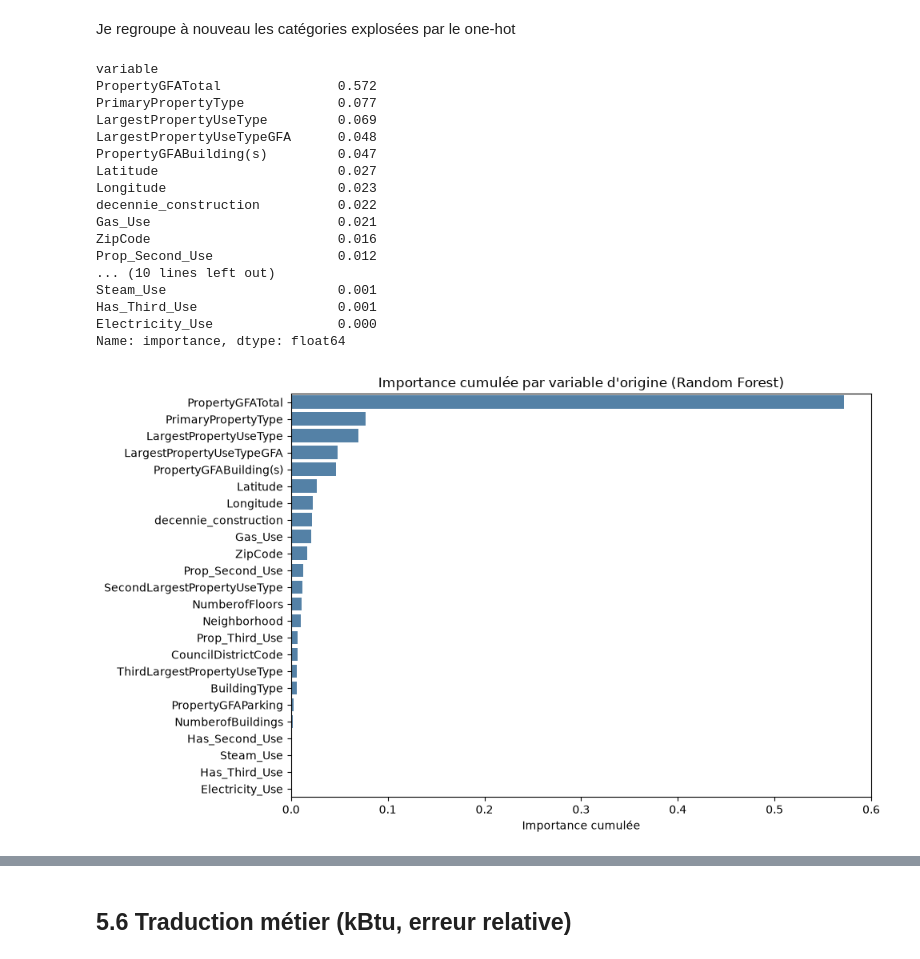
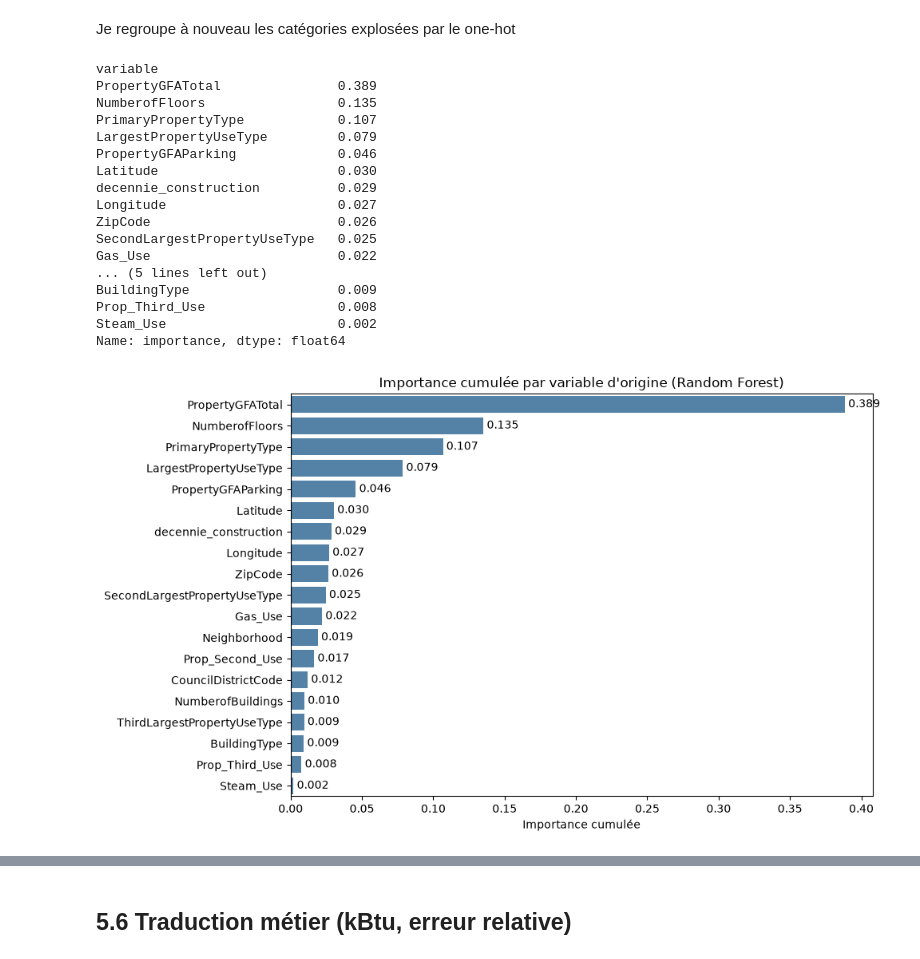
Before and after one commit to youdontknowmu/Projet3, a Jupyter notebook: P3_template_modelistation_supervisee_data_scientist.ipynb, the cells around one changed output, grey strips where cells are left out. Cells and saved outputs as stored; diff of their text form; code cells hidden in the pictures.

```diff
--- a/P3_template_modelistation_supervisee_data_scientist.ipynb
+++ b/P3_template_modelistation_supervisee_data_scientist.ipynb
@@ -1502,24 +1703,28 @@ Je lance donc une grille plus large, en élargissant chaque hyperparamètre auto
 # %% [markdown]
 ## 5.2 GridSearch élargie sur RF
 # %%
-# Grille élargie, en poussant plus loin dans les deux directions identifiées
+"""GridSearch élargie sur le pipeline Random Forest (4 hyperparamètres)"""
 grille_elargie = {
-    "n_estimators": [100, 200, 300],
-    "max_depth": [5, 10, 15, 20, None],
-    "min_samples_leaf": [1, 2, 5, 10],
+    "modele__n_estimators": [100, 300],
+    "modele__max_depth": [10, 20, None],
+    "modele__min_samples_leaf": [1, 2, 5],
+    # Part des features examinées à chaque découpage : 1.0 = toutes (défaut), "sqrt" = racine carrée du nombre
+    # -> moins de features par découpage = arbres plus variés = souvent moins de sur-apprentissage
+    "modele__max_features": [1.0, 0.5, 0.3, "sqrt"],
 }
-# 3 x 5 x 4 = 60 combinaisons x 5 folds = 300 entraînements -> attends-toi à plusieurs minutes
+# 2 x 3 x 3 x 4 = 72 combinaisons x 5 plis = 360 entraînements -> quelques minutes
 
 grid_search_rf = GridSearchCV(
-    RandomForestRegressor(random_state=42),
+    creer_pipeline(RandomForestRegressor(random_state=42)),
     param_grid=grille_elargie,
     cv=5,
     scoring="r2",
     n_jobs=-1,
+    return_train_score=True,   # pour pouvoir mesurer le sur-apprentissage de chaque combinaison
 )
 
-grid_search_rf.fit(X_train_prepared, y_train_log)
+grid_search_rf.fit(X_train, y_train_log)
 
 print(f"Meilleurs paramètres : {grid_search_rf.best_params_}")
-print(f"Meilleur score (r2, validation croisée) : {grid_search_rf.best_score_:.3f}")
+print(f"Meilleur score (R2, validation croisée) : {grid_search_rf.best_score_:.3f}")
 # %% [output]
@@ -1646,0 +1834,15 @@ Nombre de noms récupérés : 143
+# %%
+"""Feature importance du Random Forest optimisé"""
+# named_steps["..."] : accès à une étape du pipeline par son nom (défini dans creer_pipeline)
+# - noms des colonnes : produits par l'étape "preprocessing" (One-Hot + scaler)
+# - importances : calculées par l'étape "modele" (le Random Forest)
+noms_colonnes = meilleur_rf.named_steps["preprocessing"].get_feature_names_out()
+importances_rf = meilleur_rf.named_steps["modele"].feature_importances_
+
+importances = pd.DataFrame({
+    "feature": noms_colonnes,
+    "importance": importances_rf,
+}).sort_values("importance", ascending=False)
+
+print(f"Nombre de features : {len(noms_colonnes)}")
+importances.head(15)
@@ -1672,50 +1898,54 @@ Je regroupe à nouveau les catégories explosées par le one-hot
 
 def variable_origine(nom_colonne):
     """Retrouve la variable d'origine à partir du nom de colonne après transformation."""
     # Colonnes catégorielles : "cat__LargestPropertyUseType_Office" -> "LargestPropertyUseType"
     for col in colonnes_categorielles:
         if nom_colonne.startswith(f"cat__{col}_"):
             return col
     # Colonnes numériques : "num__PropertyGFATotal" -> "PropertyGFATotal"
     return nom_colonne.replace("num__", "")
 
 importances["variable"] = importances["feature"].apply(variable_origine)
 
 # Somme des importances par variable d'origine, de la plus importante à la moins importante
 importances_par_variable = (
     importances.groupby("variable")["importance"]
     .sum()
     .sort_values(ascending=False)
 )
 print(importances_par_variable)
 
 # Même graphique que précédemment, mais par variable d'origine
 plt.figure(figsize=(10, 6))
-sns.barplot(x=importances_par_variable.values, y=importances_par_variable.index, color="steelblue")
+ax = sns.barplot(x=importances_par_variable.values, y=importances_par_variable.index, color="steelblue")
+
+# Affiche la valeur au bout de chaque barre
+ax.bar_label(ax.containers[0], fmt="%.3f", padding=3)
+
 plt.title("Importance cumulée par variable d'origine (Random Forest)")
 plt.xlabel("Importance cumulée")
 plt.ylabel("")
 plt.tight_layout()
 plt.show()
 # %% [output]
 variable
-PropertyGFATotal               0.572
-PrimaryPropertyType            0.077
-LargestPropertyUseType         0.069
-LargestPropertyUseTypeGFA      0.048
-PropertyGFABuilding(s)         0.047
-Latitude                       0.027
-Longitude                      0.023
-decennie_construction          0.022
-Gas_Use                        0.021
-ZipCode                        0.016
-Prop_Second_Use                0.012
-... (10 lines left out)
-Steam_Use                      0.001
-Has_Third_Use                  0.001
-Electricity_Use                0.000
+PropertyGFATotal               0.389
+NumberofFloors                 0.135
+PrimaryPropertyType            0.107
+LargestPropertyUseType         0.079
+PropertyGFAParking             0.046
+Latitude                       0.030
+decennie_construction          0.029
+Longitude                      0.027
+ZipCode                        0.026
+SecondLargestPropertyUseType   0.025
+Gas_Use                        0.022
+... (5 lines left out)
+BuildingType                   0.009
+Prop_Third_Use                 0.008
+Steam_Use                      0.002
 Name: importance, dtype: float64
-[figure, old version]
+[figure, new version]
 # %% [markdown]
 **Lecture des importances regroupées par variable d'origine**
 
```
Also changed, not shown: parts of 100 cells of this notebook.
